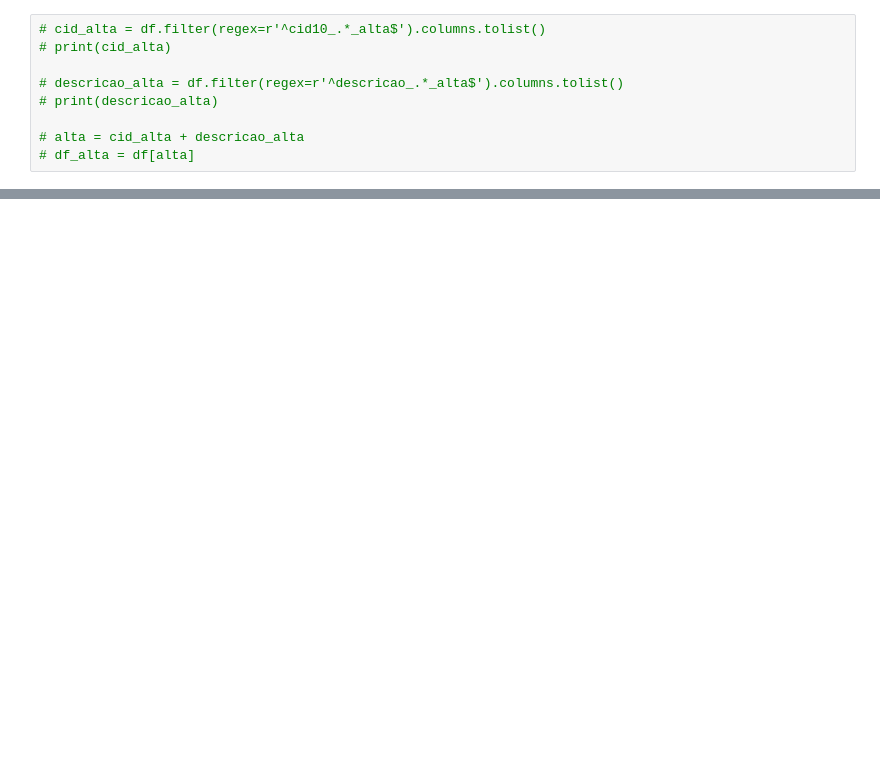
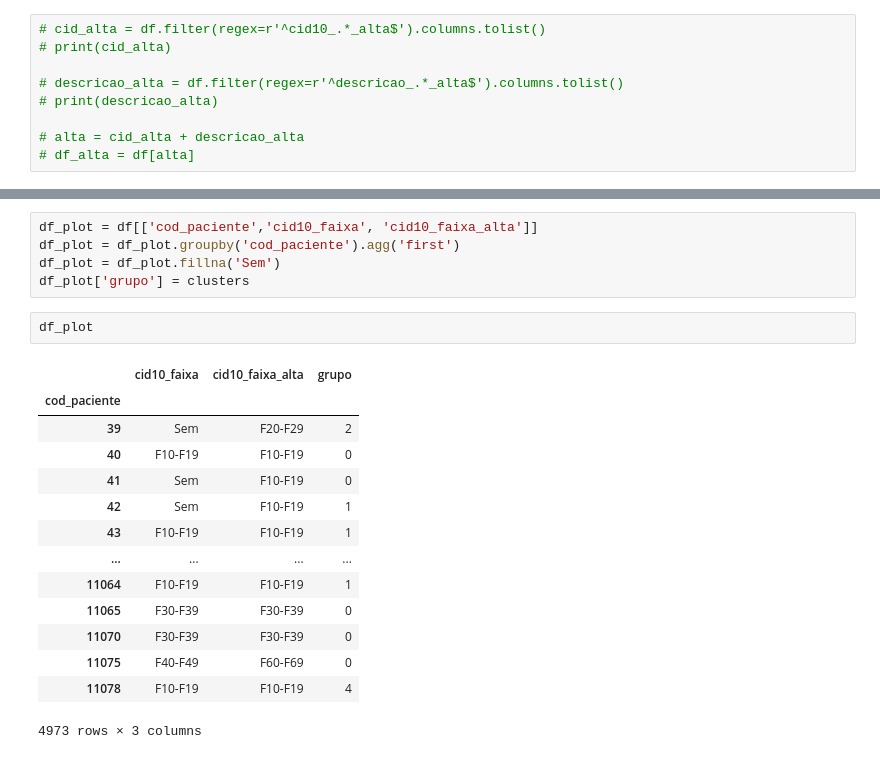
Before and after one commit to ImagineDogs/TranstornosMentais, a Jupyter notebook: notebooks/Agrupamento.ipynb, the cells around one changed output, grey strips where cells are left out. Cells and saved outputs as stored; diff of their text form; blank space fills up the shorter version.

```diff
--- a/notebooks/Agrupamento.ipynb
+++ b/notebooks/Agrupamento.ipynb
@@ -116,0 +165,22 @@ Rand Corrigido: 0.0514647958159794
+# %%
+df_plot = df[['cod_paciente','cid10_faixa', 'cid10_faixa_alta']]
+df_plot = df_plot.groupby('cod_paciente').agg('first')
+df_plot = df_plot.fillna('Sem')
+df_plot['grupo'] = clusters
+# %%
+df_plot
+# %% [output]
+|  | cid10_faixa | cid10_faixa_alta | grupo |
+| cod_paciente |  |  |  |
+| 39 | Sem | F20-F29 | 2 |
+| 40 | F10-F19 | F10-F19 | 0 |
+| 41 | Sem | F10-F19 | 0 |
+| 42 | Sem | F10-F19 | 1 |
+| 43 | F10-F19 | F10-F19 | 1 |
+| ... | ... | ... | ... |
+| 11064 | F10-F19 | F10-F19 | 1 |
+| 11065 | F30-F39 | F30-F39 | 0 |
+| 11070 | F30-F39 | F30-F39 | 0 |
+| 11075 | F40-F49 | F60-F69 | 0 |
+| 11078 | F10-F19 | F10-F19 | 4 |
+4973 rows × 3 columns
```
Also changed, not shown: parts of 15 cells of this notebook.
